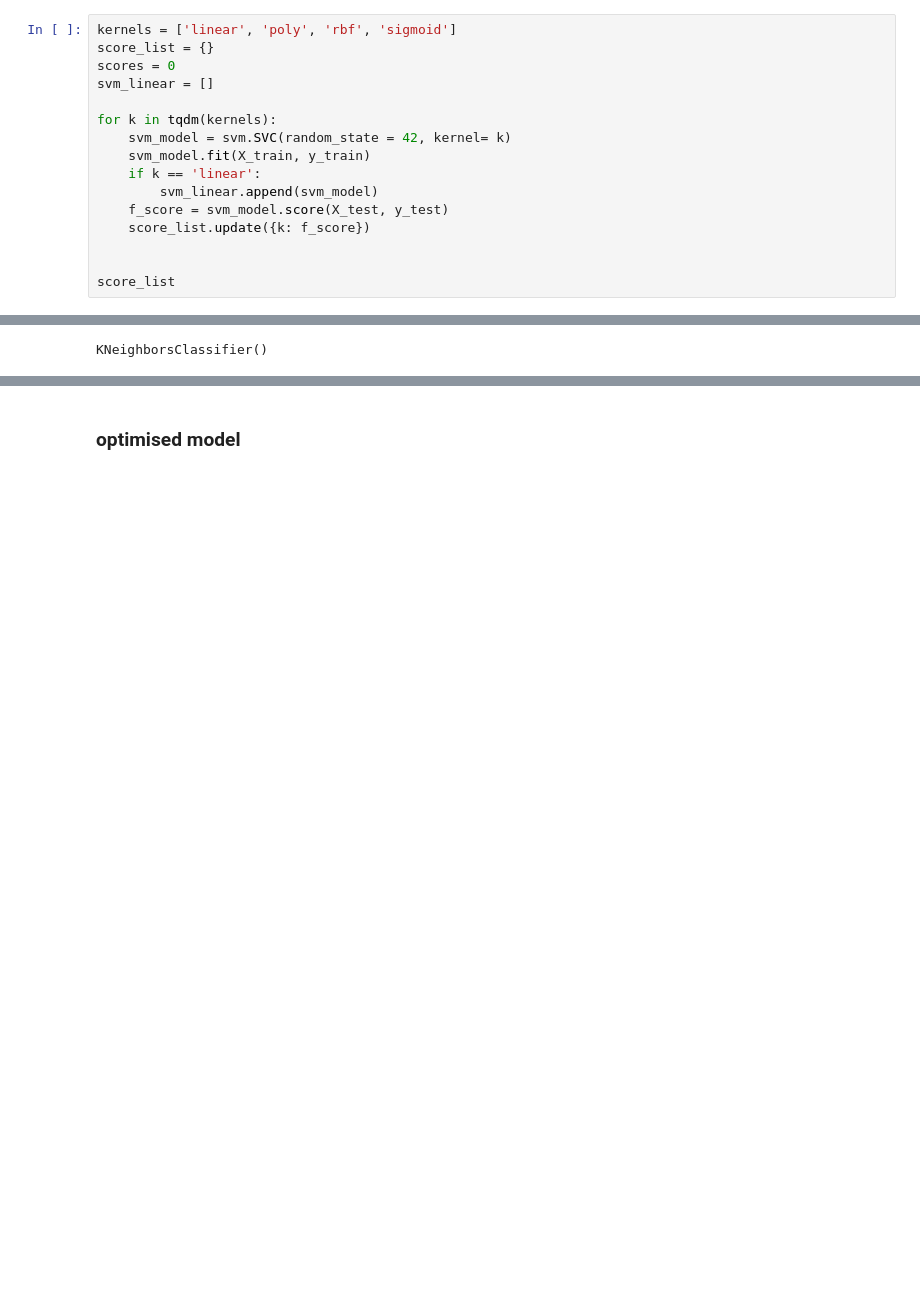
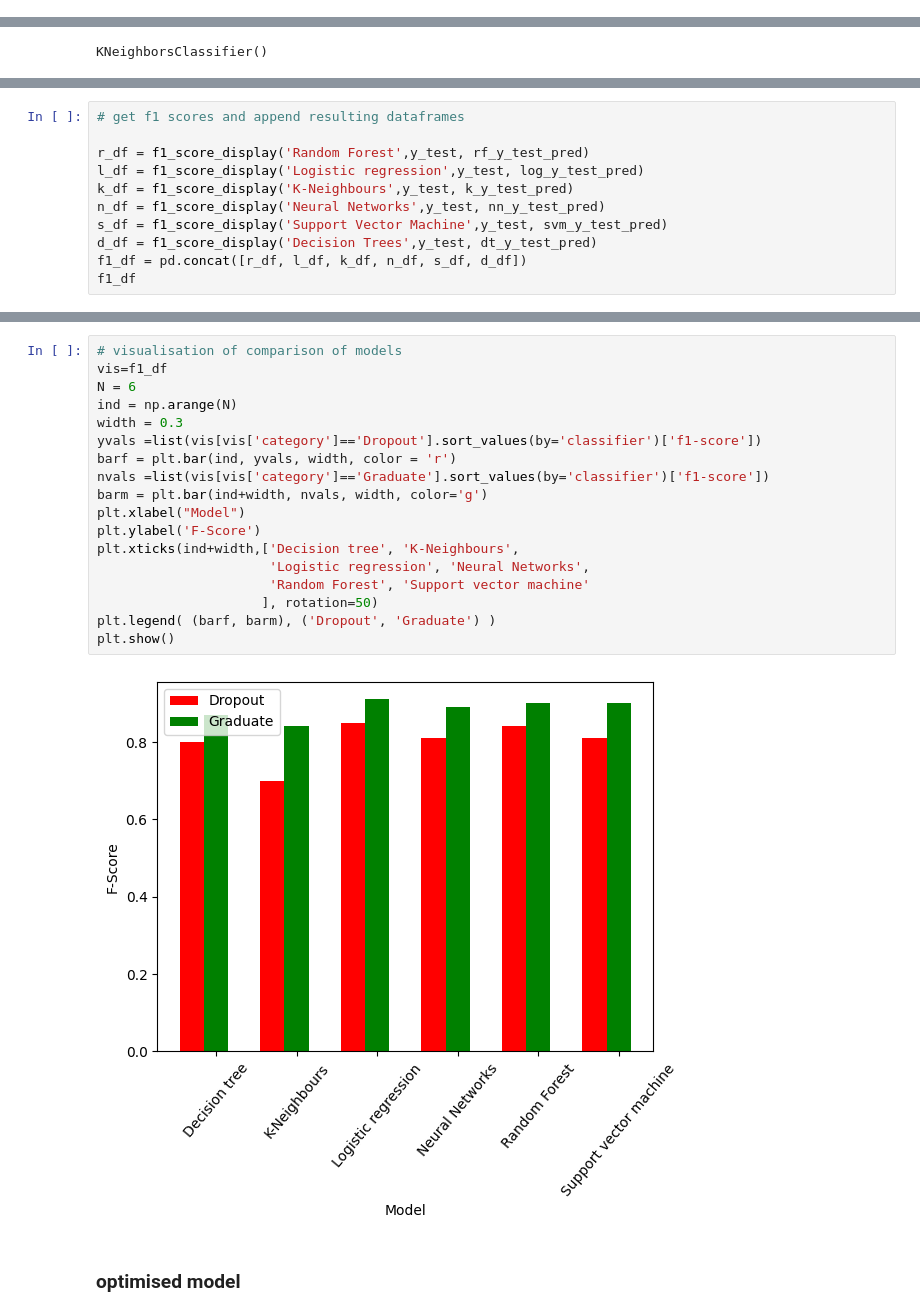
Before and after one commit to ASmith12345/udacity-capstone-project, a Jupyter notebook: optimised-columns-ml-analysis.ipynb, the cells around one changed output, grey strips where cells are left out. Cells and saved outputs as stored; diff of their text form; blank space fills up the shorter version.

```diff
--- a/optimised-columns-ml-analysis.ipynb
+++ b/optimised-columns-ml-analysis.ipynb
@@ -369,16 +289,0 @@ training model accuracy: 0.607
-# %%
-kernels = ['linear', 'poly', 'rbf', 'sigmoid']
-score_list = {}
-scores = 0
-svm_linear = []
-
-for k in tqdm(kernels):
-    svm_model = svm.SVC(random_state = 42, kernel= k)
-    svm_model.fit(X_train, y_train)
-    if k == 'linear':
-        svm_linear.append(svm_model)
-    f_score = svm_model.score(X_test, y_test)
-    score_list.update({k: f_score})
-
-
-score_list
@@ -498,0 +457,11 @@ training model accuracy: 0.568
+# %%
+# get f1 scores and append resulting dataframes
+
+r_df = f1_score_display('Random Forest',y_test, rf_y_test_pred)
+l_df = f1_score_display('Logistic regression',y_test, log_y_test_pred)
+k_df = f1_score_display('K-Neighbours',y_test, k_y_test_pred)
+n_df = f1_score_display('Neural Networks',y_test, nn_y_test_pred)
+s_df = f1_score_display('Support Vector Machine',y_test, svm_y_test_pred)
+d_df = f1_score_display('Decision Trees',y_test, dt_y_test_pred)
+f1_df = pd.concat([r_df, l_df, k_df, n_df, s_df, d_df])
+f1_df
@@ -499,2 +482,22 @@ training model accuracy: 0.568
+# %%
+# visualisation of comparison of models
+vis=f1_df
+N = 6
+ind = np.arange(N)
+width = 0.3
+yvals =list(vis[vis['category']=='Dropout'].sort_values(by='classifier')['f1-score'])
+barf = plt.bar(ind, yvals, width, color = 'r')
+nvals =list(vis[vis['category']=='Graduate'].sort_values(by='classifier')['f1-score'])
+barm = plt.bar(ind+width, nvals, width, color='g')
+plt.xlabel("Model")
+plt.ylabel('F-Score')
+plt.xticks(ind+width,['Decision tree', 'K-Neighbours',
+                      'Logistic regression', 'Neural Networks',
+                      'Random Forest', 'Support vector machine'
+                     ], rotation=50)
+plt.legend( (barf, barm), ('Dropout', 'Graduate') )
+plt.show()
+# %% [output]
+[figure, added]
 # %% [markdown]
 ### optimised model
```
Also changed, not shown: parts of 78 cells of this notebook, 4 other files.
